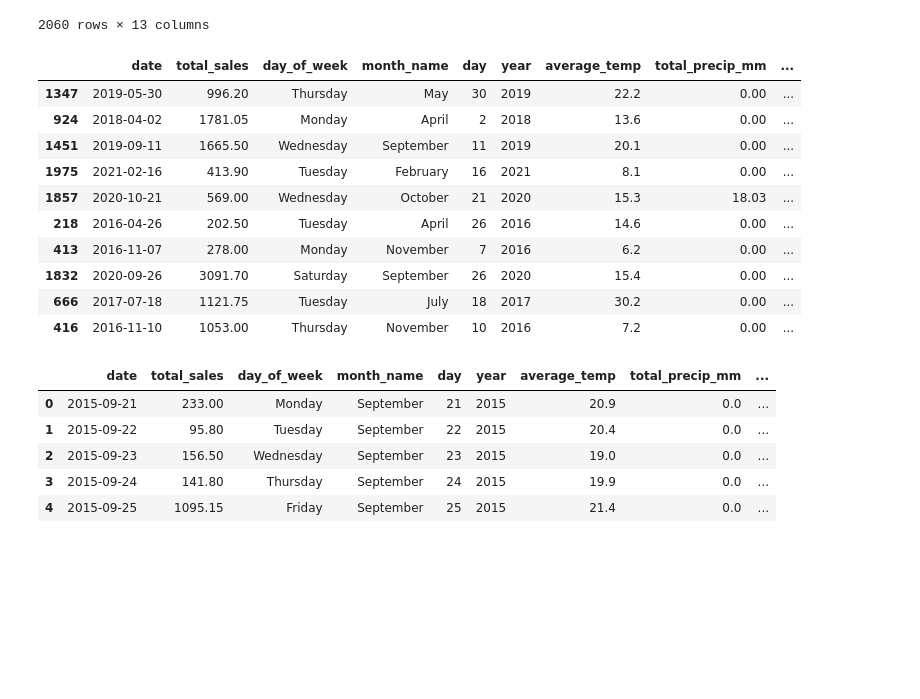
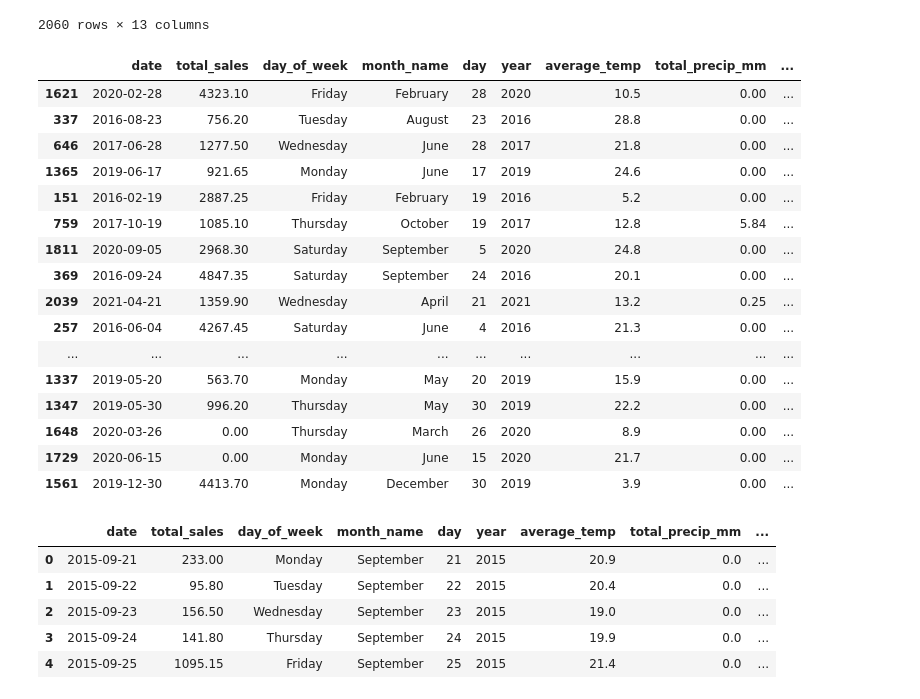
Before and after one commit to FranLeston/CityPlayForecast, a Jupyter notebook: 5-merge_data.ipynb, the cells around one changed output. Drawn from its saved outputs; the diff is of its cells as text; code cells hidden in the pictures; blank space fills up the shorter version.

```diff
--- a/5-merge_data.ipynb
+++ b/5-merge_data.ipynb
@@ -82,20 +82,29 @@ df2
 | 2058 | 2021-05-10 | 946.40 | Monday | May | 10 | 2021 | 18.0 | 0.0 | ... |
 | 2059 | 2021-05-11 | 723.20 | Tuesday | May | 11 | 2021 | 19.0 | 0.0 | ... |
 2060 rows × 13 columns
+# %%
+df2['holiday_type'] = df2['holiday_type'].str.upper()
+df2['holiday_name'] = df2['holiday_name'].str.upper()
 # %%
-df2.sample(10)
+df2.sample(40)
 # %% [output]
 |  | date | total_sales | day_of_week | month_name | day | year | average_temp | total_precip_mm | ... |
+| 1621 | 2020-02-28 | 4323.10 | Friday | February | 28 | 2020 | 10.5 | 0.00 | ... |
+| 337 | 2016-08-23 | 756.20 | Tuesday | August | 23 | 2016 | 28.8 | 0.00 | ... |
+| 646 | 2017-06-28 | 1277.50 | Wednesday | June | 28 | 2017 | 21.8 | 0.00 | ... |
+| 1365 | 2019-06-17 | 921.65 | Monday | June | 17 | 2019 | 24.6 | 0.00 | ... |
+| 151 | 2016-02-19 | 2887.25 | Friday | February | 19 | 2016 | 5.2 | 0.00 | ... |
+| 759 | 2017-10-19 | 1085.10 | Thursday | October | 19 | 2017 | 12.8 | 5.84 | ... |
+| 1811 | 2020-09-05 | 2968.30 | Saturday | September | 5 | 2020 | 24.8 | 0.00 | ... |
+| 369 | 2016-09-24 | 4847.35 | Saturday | September | 24 | 2016 | 20.1 | 0.00 | ... |
+| 2039 | 2021-04-21 | 1359.90 | Wednesday | April | 21 | 2021 | 13.2 | 0.25 | ... |
+| 257 | 2016-06-04 | 4267.45 | Saturday | June | 4 | 2016 | 21.3 | 0.00 | ... |
+| ... | ... | ... | ... | ... | ... | ... | ... | ... | ... |
+| 1337 | 2019-05-20 | 563.70 | Monday | May | 20 | 2019 | 15.9 | 0.00 | ... |
 | 1347 | 2019-05-30 | 996.20 | Thursday | May | 30 | 2019 | 22.2 | 0.00 | ... |
-| 924 | 2018-04-02 | 1781.05 | Monday | April | 2 | 2018 | 13.6 | 0.00 | ... |
-| 1451 | 2019-09-11 | 1665.50 | Wednesday | September | 11 | 2019 | 20.1 | 0.00 | ... |
-| 1975 | 2021-02-16 | 413.90 | Tuesday | February | 16 | 2021 | 8.1 | 0.00 | ... |
-| 1857 | 2020-10-21 | 569.00 | Wednesday | October | 21 | 2020 | 15.3 | 18.03 | ... |
-| 218 | 2016-04-26 | 202.50 | Tuesday | April | 26 | 2016 | 14.6 | 0.00 | ... |
-| 413 | 2016-11-07 | 278.00 | Monday | November | 7 | 2016 | 6.2 | 0.00 | ... |
-| 1832 | 2020-09-26 | 3091.70 | Saturday | September | 26 | 2020 | 15.4 | 0.00 | ... |
-| 666 | 2017-07-18 | 1121.75 | Tuesday | July | 18 | 2017 | 30.2 | 0.00 | ... |
-| 416 | 2016-11-10 | 1053.00 | Thursday | November | 10 | 2016 | 7.2 | 0.00 | ... |
+| 1648 | 2020-03-26 | 0.00 | Thursday | March | 26 | 2020 | 8.9 | 0.00 | ... |
+| 1729 | 2020-06-15 | 0.00 | Monday | June | 15 | 2020 | 21.7 | 0.00 | ... |
+| 1561 | 2019-12-30 | 4413.70 | Monday | December | 30 | 2019 | 3.9 | 0.00 | ... |
 # %%
 df2['is_closed'] = df2['total_sales'].apply(lambda x: 1 if x == 0 else 0)
 # %%
```
Also changed, not shown: 3 other files.
